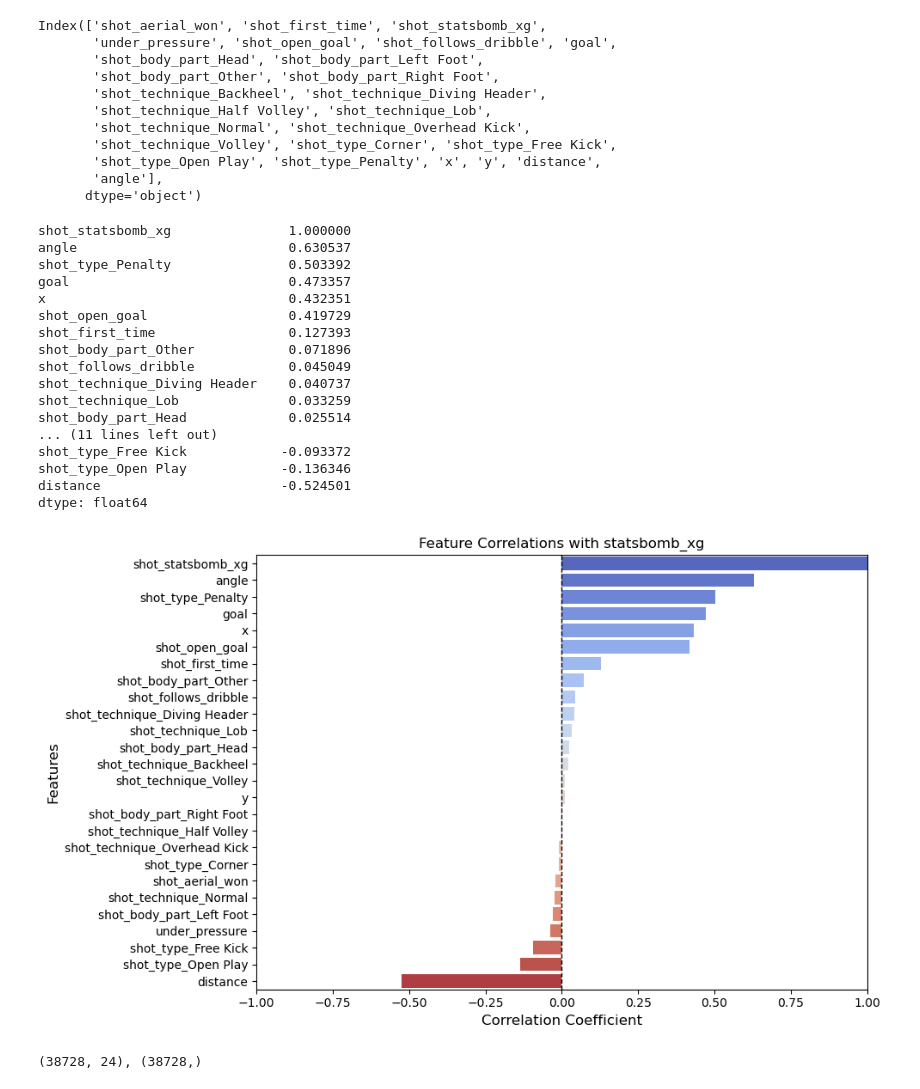
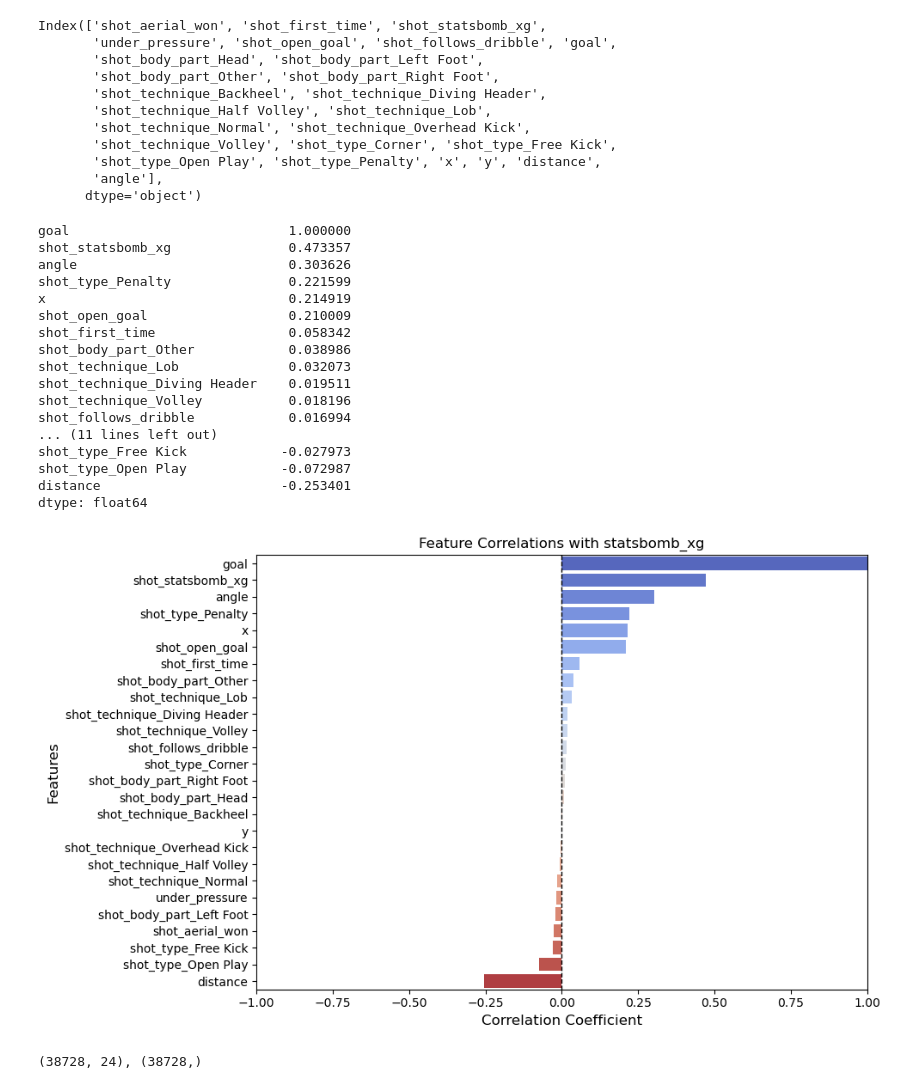
Before and after one commit to nanakwamekankam/xG, a Jupyter notebook: Notebooks/Model B: xG_shot_context.ipynb, the cells around one changed output. Drawn from its saved outputs; the diff is of its cells as text; code cells hidden in the pictures.

```diff
--- a/Notebooks/Model B: xG_shot_context.ipynb
+++ b/Notebooks/Model B: xG_shot_context.ipynb
@@ -7,6 +7,6 @@ The technique of the shot, whether the shot was taken under pressure or whether
 # %%
 import pandas as pd
 
-df = pd.read_csv('~/Desktop/Football_Stats/xG/datasets/raw/shots.csv')
+df = pd.read_csv('~/Desktop/Football_Stats/xG/datasets/processed/Big5_shots.csv')
 df.head()
 # %% [output]
@@ -20,5 +20,5 @@ df.head()
 # %%
-df.drop(['player', 'player_id', 'position', 'location', 'goalkeeper_success_out', 'half_end_early_video_end'], axis=1, inplace=True)
+df.drop(['player', 'player_id', 'position', 'location', 'goalkeeper_success_out', 'half_end_early_video_end', 'team'], axis=1, inplace=True)
 # %%
 df.columns
 # %% [output]
@@ -34,45 +34,45 @@ Index(['shot_aerial_won', 'shot_first_time', 'shot_statsbomb_xg',
        'angle'],
       dtype='object')
 # %%
-correlations = df.corrwith(df['shot_statsbomb_xg']).sort_values(ascending=False)
+correlations = df.corrwith(df['goal']).sort_values(ascending=False)
 print(correlations)
 # %% [output]
-shot_statsbomb_xg               1.000000
-angle                           0.630537
-shot_type_Penalty               0.503392
-goal                            0.473357
-x                               0.432351
-shot_open_goal                  0.419729
-shot_first_time                 0.127393
-shot_body_part_Other            0.071896
-shot_follows_dribble            0.045049
-shot_technique_Diving Header    0.040737
-shot_technique_Lob              0.033259
-shot_body_part_Head             0.025514
+goal                            1.000000
+shot_statsbomb_xg               0.473357
+angle                           0.303626
+shot_type_Penalty               0.221599
+x                               0.214919
+shot_open_goal                  0.210009
+shot_first_time                 0.058342
+shot_body_part_Other            0.038986
+shot_technique_Lob              0.032073
+shot_technique_Diving Header    0.019511
+shot_technique_Volley           0.018196
+shot_follows_dribble            0.016994
 ... (11 lines left out)
-shot_type_Free Kick            -0.093372
-shot_type_Open Play            -0.136346
-distance                       -0.524501
+shot_type_Free Kick            -0.027973
+shot_type_Open Play            -0.072987
+distance                       -0.253401
 dtype: float64
 # %%
 import seaborn as sns
 import matplotlib.pyplot as plt
 
 
 plt.figure(figsize=(10, 6))
 
 sns.barplot(x=correlations.values, y=correlations.index, palette='coolwarm', hue=correlations.index, legend=False)
 
 plt.axvline(x=0, color='black', linestyle='--', linewidth=1)
-plt.title(f'Feature Correlations with statsbomb_xg')
+plt.title(f'Feature Correlations with goal)
 plt.xlabel('Correlation Coefficient', fontsize=12)
 plt.ylabel('Features', fontsize=12)
 plt.xlim(-1, 1)
 plt.tight_layout()
 
 plt.show()
 # %% [output]
-[figure, old version]
+[figure, new version]
 # %%
 y = df['goal']
 X = df.drop(['goal', 'shot_statsbomb_xg'], axis=1)
```
Also changed, not shown: parts of 6 cells of this notebook, 14 other files.
